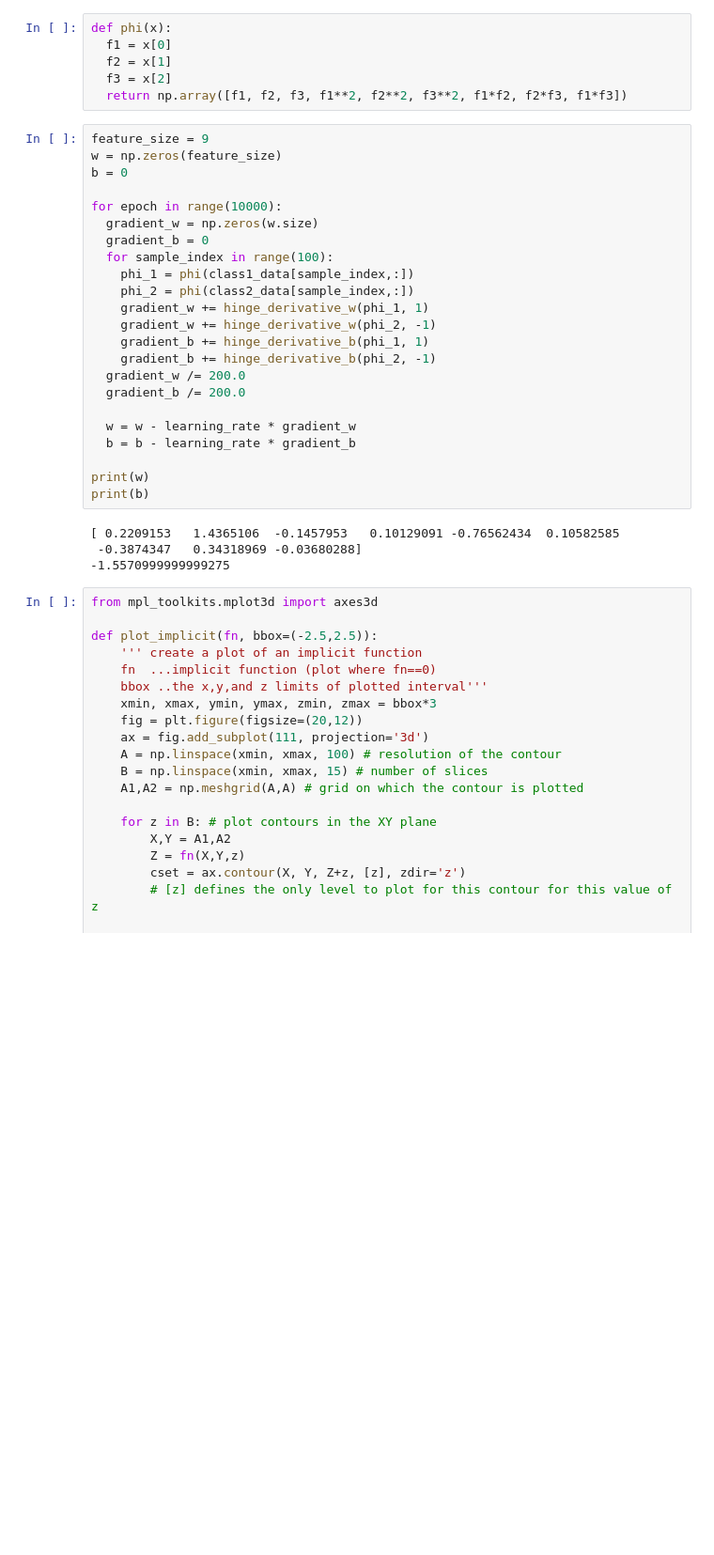
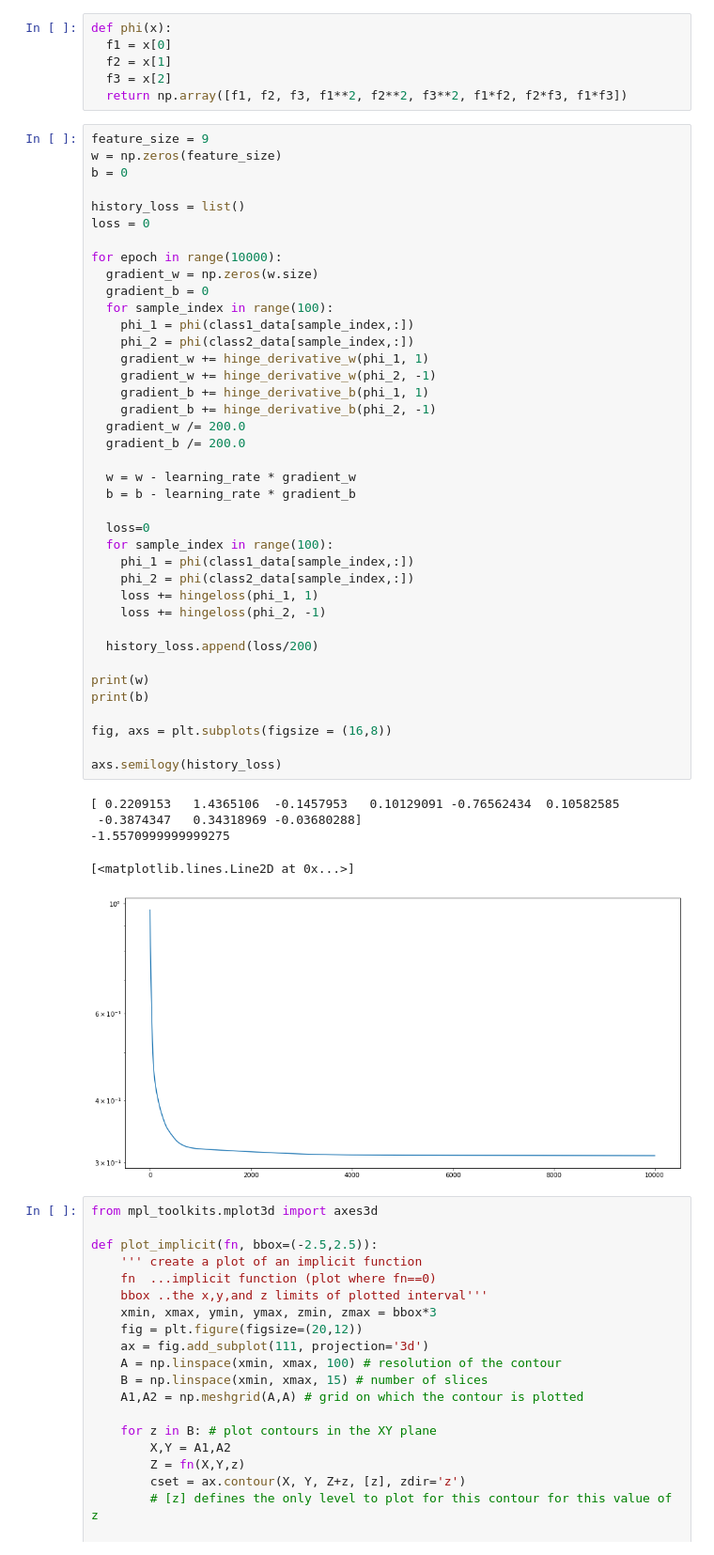
Before and after one commit to Frank01001/Music-Genre-Classification-Project, a Jupyter notebook: jupyter notebooks/NAML_Project_Experiments.ipynb, the cells around one changed output. Shown at 94% size. Drawn from its saved outputs; the diff is of its cells as text; blank space fills up the shorter version.

```diff
--- a/jupyter notebooks/NAML_Project_Experiments.ipynb
+++ b/jupyter notebooks/NAML_Project_Experiments.ipynb
@@ -123,30 +143,48 @@ def phi(x):
 # %%
 feature_size = 9
 w = np.zeros(feature_size)
 b = 0
+
+history_loss = list()
+loss = 0
 
 for epoch in range(10000):
   gradient_w = np.zeros(w.size)
   gradient_b = 0
   for sample_index in range(100):
     phi_1 = phi(class1_data[sample_index,:])
     phi_2 = phi(class2_data[sample_index,:])
     gradient_w += hinge_derivative_w(phi_1, 1)
     gradient_w += hinge_derivative_w(phi_2, -1)
     gradient_b += hinge_derivative_b(phi_1, 1)
     gradient_b += hinge_derivative_b(phi_2, -1)
   gradient_w /= 200.0
   gradient_b /= 200.0
 
   w = w - learning_rate * gradient_w
   b = b - learning_rate * gradient_b
 
+  loss=0
+  for sample_index in range(100):
+    phi_1 = phi(class1_data[sample_index,:])
+    phi_2 = phi(class2_data[sample_index,:])
+    loss += hingeloss(phi_1, 1)
+    loss += hingeloss(phi_2, -1)
+
+  history_loss.append(loss/200)
+
 print(w)
 print(b)
+
+fig, axs = plt.subplots(figsize = (16,8))
+
+axs.semilogy(history_loss)
 # %% [output]
 [ 0.2209153   1.4365106  -0.1457953   0.10129091 -0.76562434  0.10582585
  -0.3874347   0.34318969 -0.03680288]
 -1.5570999999999275
+[<matplotlib.lines.Line2D at 0x...>]
+[figure, added]
 # %%
 from mpl_toolkits.mplot3d import axes3d
 
```
Also changed, not shown: parts of 9 cells of this notebook, 2 other files.
